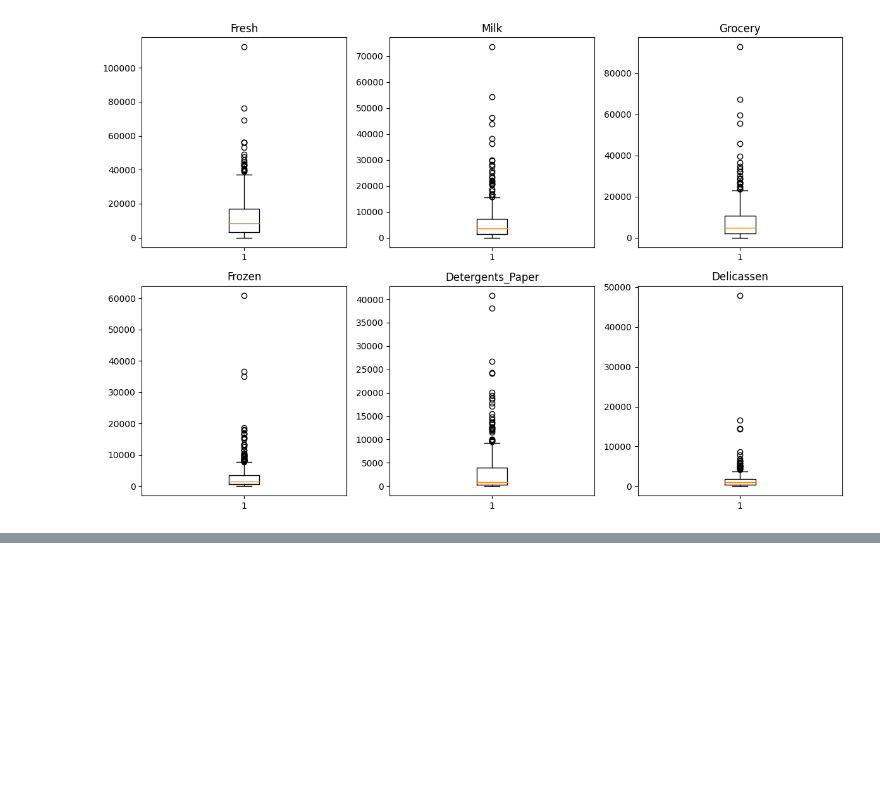
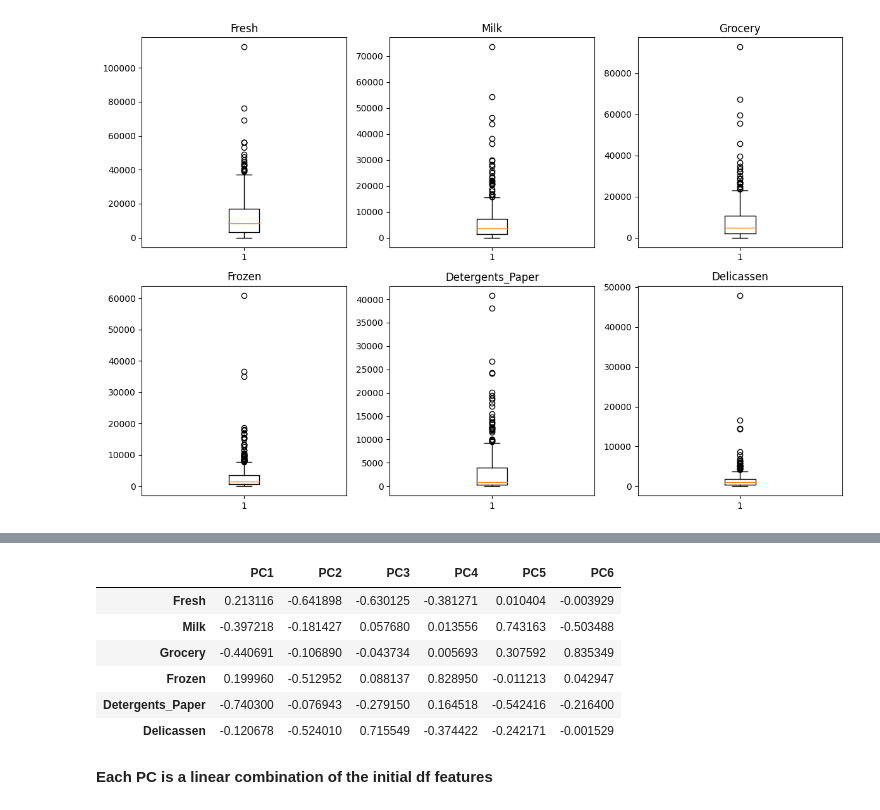
Before and after one commit to emonteiro27/wholesale_customers, a Jupyter notebook: wholesale_customers.ipynb, the cells around one changed output, grey strips where cells are left out. Saved outputs shown, nothing was run; the diff lists cells and outputs as text; code cells hidden in the pictures; blank space fills up the shorter version.

```diff
--- a/wholesale_customers.ipynb
+++ b/wholesale_customers.ipynb
@@ -385,0 +400,20 @@ df_final
+# %%
+#Access our 6 PCS
+W = pca.components_
+
+#Print PCs as columns
+W = pd.DataFrame(W.T,
+                index=df_final.columns,
+                columns=[f'PC{i}' for i in range(1,7)])
+
+W
+# %% [output]
+|  | PC1 | PC2 | PC3 | PC4 | PC5 | PC6 |
+| Fresh | 0.213116 | -0.641898 | -0.630125 | -0.381271 | 0.010404 | -0.003929 |
+| Milk | -0.397218 | -0.181427 | 0.057680 | 0.013556 | 0.743163 | -0.503488 |
+| Grocery | -0.440691 | -0.106890 | -0.043734 | 0.005693 | 0.307592 | 0.835349 |
+| Frozen | 0.199960 | -0.512952 | 0.088137 | 0.828950 | -0.011213 | 0.042947 |
+| Detergents_Paper | -0.740300 | -0.076943 | -0.279150 | 0.164518 | -0.542416 | -0.216400 |
+| Delicassen | -0.120678 | -0.524010 | 0.715549 | -0.374422 | -0.242171 | -0.001529 |
+# %% [markdown]
+__Each PC is a linear combination of the initial df features__
```
Also changed, not shown: parts of 25 cells of this notebook.
